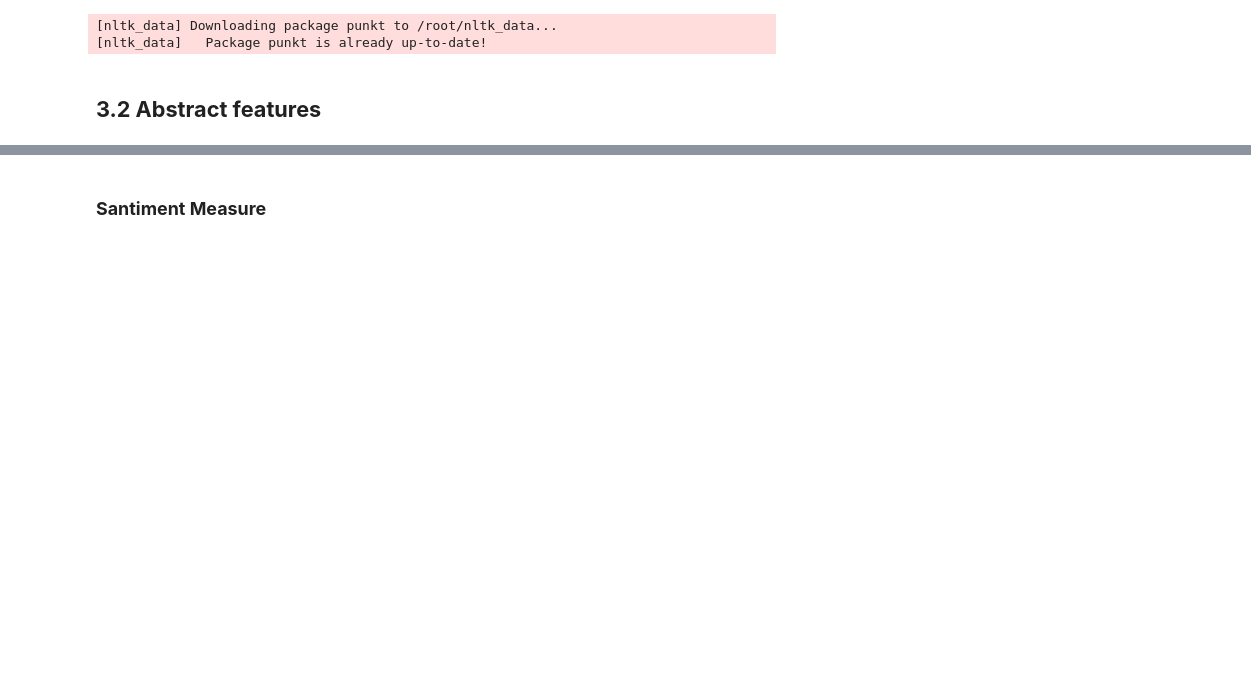
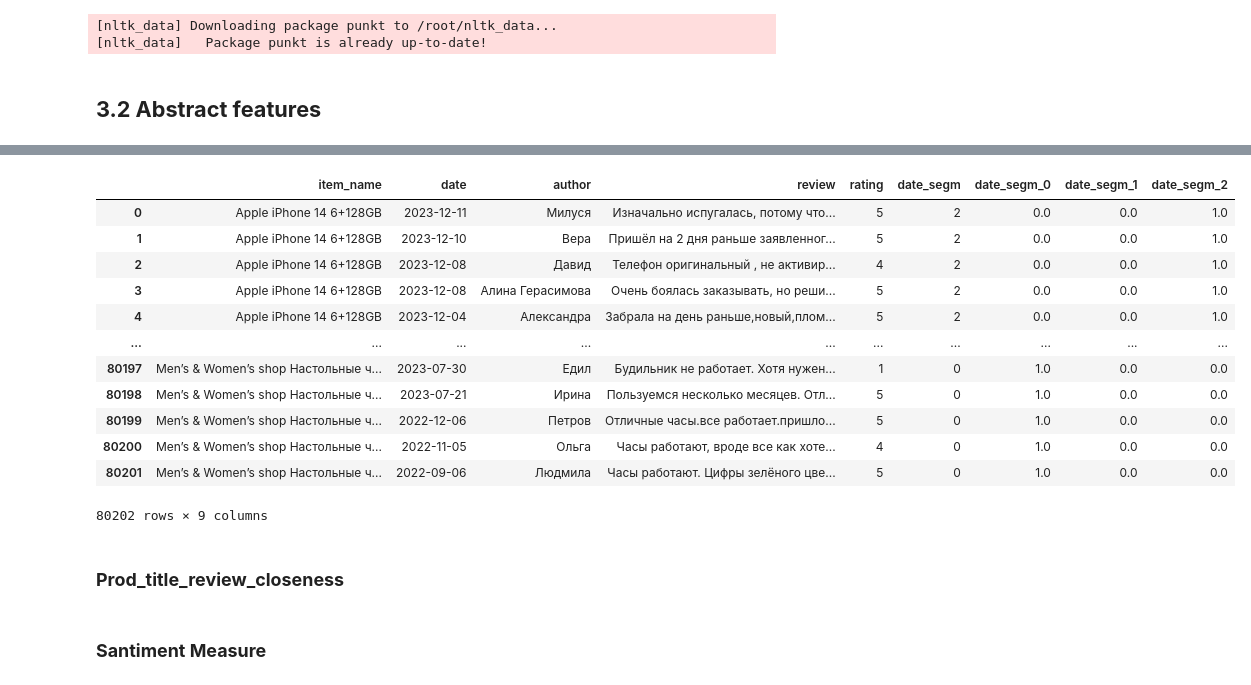
Before and after one commit to vladislavlisin/fake_review_detection, a Jupyter notebook: feature_engeneering.ipynb, the cells around one changed output, grey strips where cells are left out. Saved outputs shown, nothing was run; the diff lists cells and outputs as text; code cells hidden in the pictures; blank space fills up the shorter version.

```diff
--- a/feature_engeneering.ipynb
+++ b/feature_engeneering.ipynb
@@ -609,0 +725,3 @@ for row in index_2[::-1]:
+# %%
+corpus["date"] = corpus["date"].apply(pd.to_datetime)
+corpus["date"]
@@ -609,0 +757,27 @@ for row in index_2[::-1]:
+# %%
+def segm(x, q1, q2):
+
+  if x < q1:
+    return 0
+  elif x > q2:
+    return 2
+  else:
+    return 1
+
+index_3 = corpus.item_name.value_counts().index
+
+# ставим "похожесть" на нуль инициализация
+corpus_plus = corpus.assign(date_segm=0)
+
+print("different products count: ", len(index_3))
+
+# потом нужнор будет добавить ещё и временное окно, так как бывает слишком много товаров
+for prod in tqdm(index_3[::-1]):
+
+  # row - наши продукты
+  temp_index = corpus_plus.loc[corpus_plus["item_name"] == prod].index
+
+  q1 = corpus_plus.loc[temp_index, "date"].quantile(0.33)
+  q2 = corpus_plus.loc[temp_index, "date"].quantile(0.66)
+
+  corpus_plus.loc[temp_index, "date_segm"] = [segm(x, q1, q2) for x in corpus_plus.loc[temp_index, "date"]]
@@ -609,0 +802,29 @@ for row in index_2[::-1]:
+# %%
+from sklearn.preprocessing import OneHotEncoder
+
+enc = OneHotEncoder(
+                    #drop="first"
+                    )
+
+data_new = enc.fit_transform(corpus_plus["date_segm"].values.reshape(-1, 1))
+feat_ds = pd.DataFrame(data_new.toarray(),
+                      columns=[f"date_segm_{i}" for i in enc.categories_[0]])
+# %%
+corpus_plus = pd.concat([corpus_plus, feat_ds], axis=1)
+corpus_plus
+# %% [output]
+|  | item_name | date | author | review | rating | date_segm | date_segm_0 | date_segm_1 | date_segm_2 |
+| 0 | Apple iPhone 14 6+128GB | 2023-12-11 | Милуся | Изначально испугалась, потому что... | 5 | 2 | 0.0 | 0.0 | 1.0 |
+| 1 | Apple iPhone 14 6+128GB | 2023-12-10 | Вера | Пришёл на 2 дня раньше заявленног... | 5 | 2 | 0.0 | 0.0 | 1.0 |
+| 2 | Apple iPhone 14 6+128GB | 2023-12-08 | Давид | Телефон оригинальный , не активир... | 4 | 2 | 0.0 | 0.0 | 1.0 |
+| 3 | Apple iPhone 14 6+128GB | 2023-12-08 | Алина Герасимова | Очень боялась заказывать, но реши... | 5 | 2 | 0.0 | 0.0 | 1.0 |
+| 4 | Apple iPhone 14 6+128GB | 2023-12-04 | Александра | Забрала на день раньше,новый,плом... | 5 | 2 | 0.0 | 0.0 | 1.0 |
+| ... | ... | ... | ... | ... | ... | ... | ... | ... | ... |
+| 80197 | Men’s & Women’s shop Настольные ч... | 2023-07-30 | Едил | Будильник не работает. Хотя нужен... | 1 | 0 | 1.0 | 0.0 | 0.0 |
+| 80198 | Men’s & Women’s shop Настольные ч... | 2023-07-21 | Ирина | Пользуемся несколько месяцев. Отл... | 5 | 0 | 1.0 | 0.0 | 0.0 |
+| 80199 | Men’s & Women’s shop Настольные ч... | 2022-12-06 | Петров | Отличные часы.все работает.пришло... | 5 | 0 | 1.0 | 0.0 | 0.0 |
+| 80200 | Men’s & Women’s shop Настольные ч... | 2022-11-05 | Ольга | Часы работают, вроде все как хоте... | 4 | 0 | 1.0 | 0.0 | 0.0 |
+| 80201 | Men’s & Women’s shop Настольные ч... | 2022-09-06 | Людмила | Часы работают. Цифры зелёного цве... | 5 | 0 | 1.0 | 0.0 | 0.0 |
+80202 rows × 9 columns
+# %% [markdown]
+### **Prod_title_review_closeness**
```
Also changed, not shown: parts of 59 cells of this notebook.
